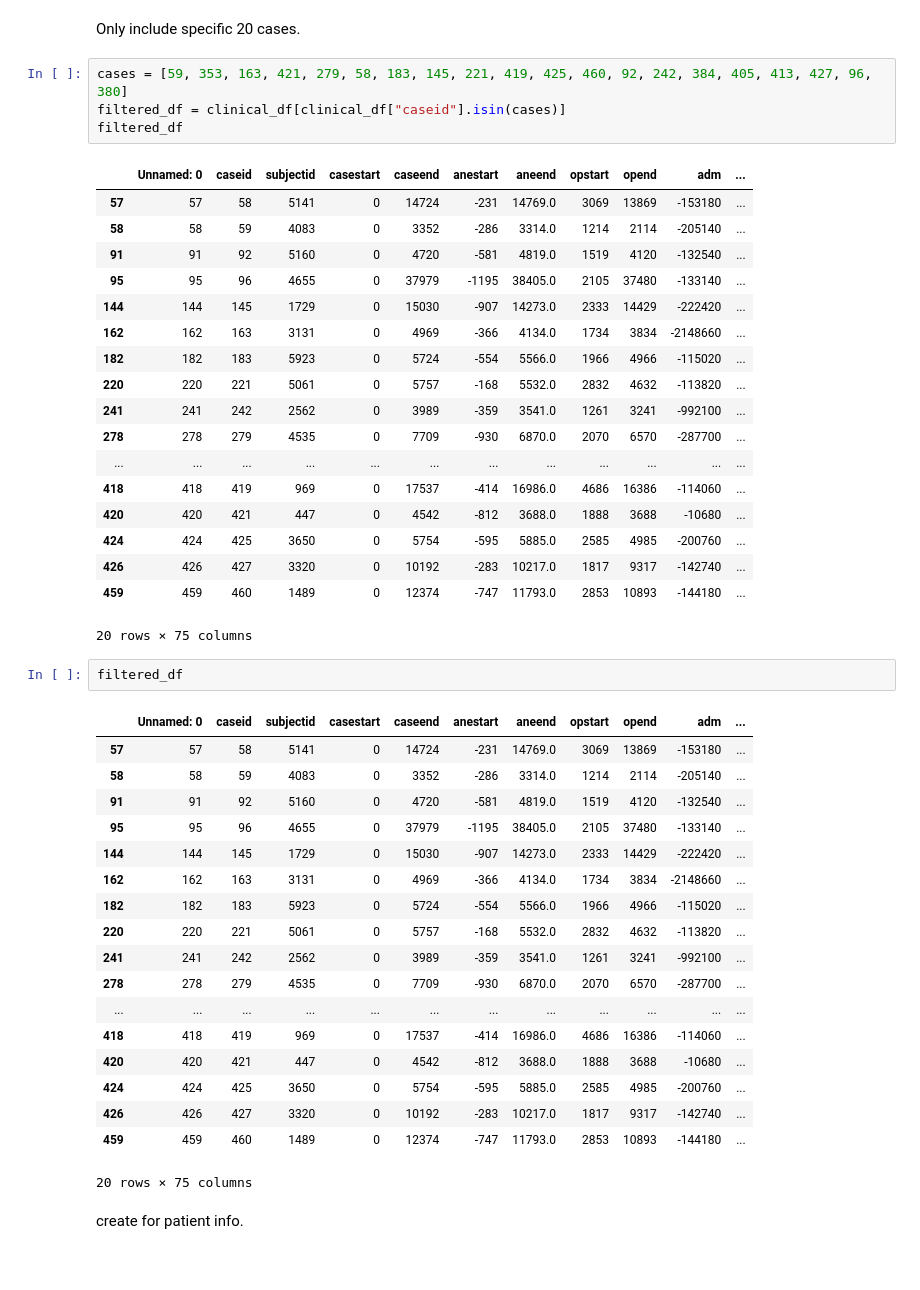
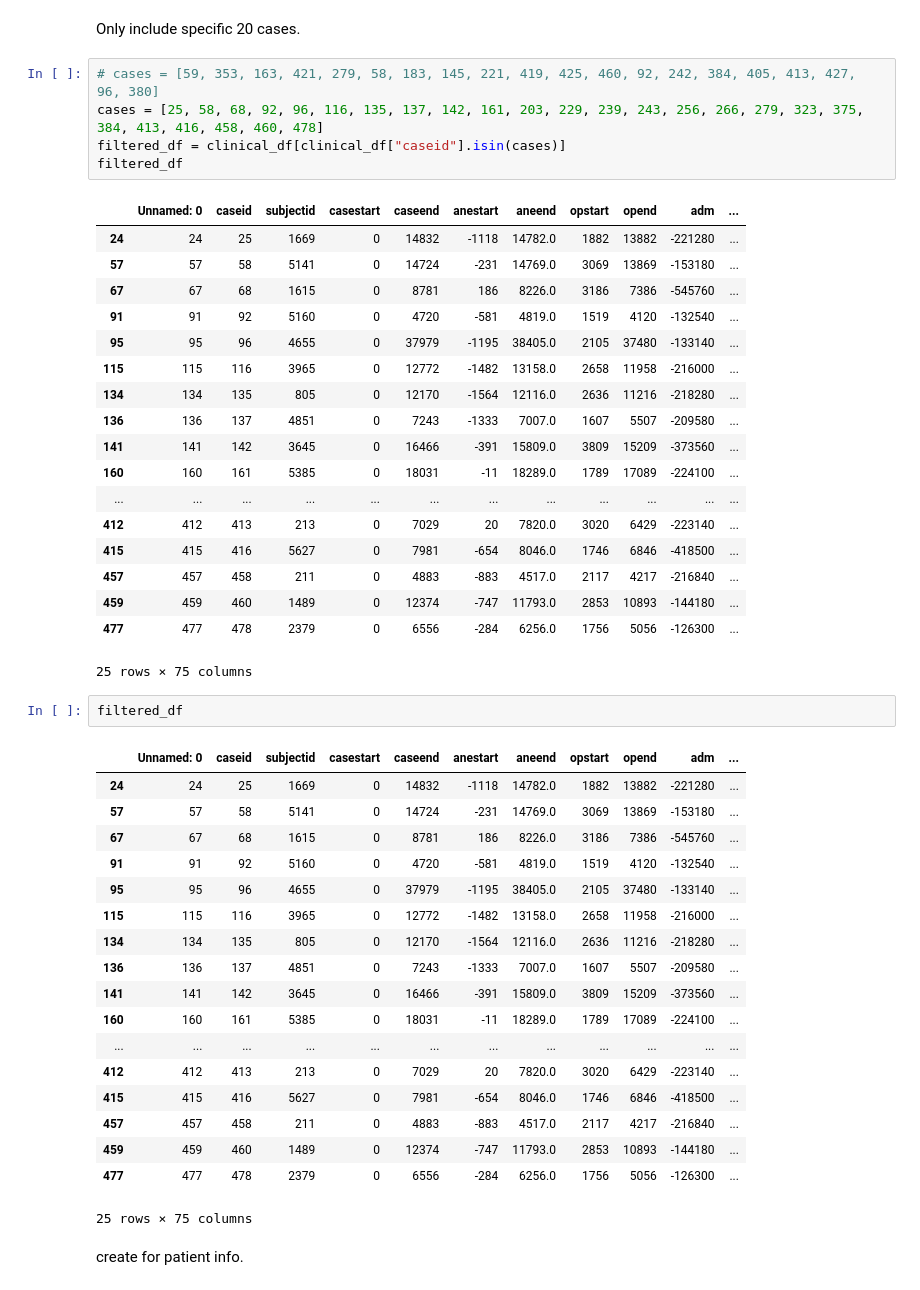
Before and after one commit to rhekacitra/insidetheOR, a Jupyter notebook: home.ipynb, the cells around one changed output. Cells and saved outputs as stored; diff of their text form.

Commit message:
changed cases

```diff
--- a/home.ipynb
+++ b/home.ipynb
@@ -49,49 +49,50 @@ Index(['Unnamed: 0', 'caseid', 'subjectid', 'casestart', 'caseend', 'anestart',
 # %% [markdown]
 Only include specific 20 cases.
 # %%
-cases = [59, 353, 163, 421, 279, 58, 183, 145, 221, 419, 425, 460, 92, 242, 384, 405, 413, 427, 96, 380]
+# cases = [59, 353, 163, 421, 279, 58, 183, 145, 221, 419, 425, 460, 92, 242, 384, 405, 413, 427, 96, 380]
+cases = [25, 58, 68, 92, 96, 116, 135, 137, 142, 161, 203, 229, 239, 243, 256, 266, 279, 323, 375, 384, 413, 416, 458, 460, 478]
 filtered_df = clinical_df[clinical_df["caseid"].isin(cases)]
 filtered_df
 # %% [output]
 |  | Unnamed: 0 | caseid | subjectid | casestart | caseend | anestart | aneend | opstart | opend | adm | ... |
+| 24 | 24 | 25 | 1669 | 0 | 14832 | -1118 | 14782.0 | 1882 | 13882 | -221280 | ... |
 | 57 | 57 | 58 | 5141 | 0 | 14724 | -231 | 14769.0 | 3069 | 13869 | -153180 | ... |
-| 58 | 58 | 59 | 4083 | 0 | 3352 | -286 | 3314.0 | 1214 | 2114 | -205140 | ... |
+| 67 | 67 | 68 | 1615 | 0 | 8781 | 186 | 8226.0 | 3186 | 7386 | -545760 | ... |
 | 91 | 91 | 92 | 5160 | 0 | 4720 | -581 | 4819.0 | 1519 | 4120 | -132540 | ... |
 | 95 | 95 | 96 | 4655 | 0 | 37979 | -1195 | 38405.0 | 2105 | 37480 | -133140 | ... |
-| 144 | 144 | 145 | 1729 | 0 | 15030 | -907 | 14273.0 | 2333 | 14429 | -222420 | ... |
-| 162 | 162 | 163 | 3131 | 0 | 4969 | -366 | 4134.0 | 1734 | 3834 | -2148660 | ... |
-| 182 | 182 | 183 | 5923 | 0 | 5724 | -554 | 5566.0 | 1966 | 4966 | -115020 | ... |
-| 220 | 220 | 221 | 5061 | 0 | 5757 | -168 | 5532.0 | 2832 | 4632 | -113820 | ... |
-| 241 | 241 | 242 | 2562 | 0 | 3989 | -359 | 3541.0 | 1261 | 3241 | -992100 | ... |
-| 278 | 278 | 279 | 4535 | 0 | 7709 | -930 | 6870.0 | 2070 | 6570 | -287700 | ... |
+| 115 | 115 | 116 | 3965 | 0 | 12772 | -1482 | 13158.0 | 2658 | 11958 | -216000 | ... |
+| 134 | 134 | 135 | 805 | 0 | 12170 | -1564 | 12116.0 | 2636 | 11216 | -218280 | ... |
+| 136 | 136 | 137 | 4851 | 0 | 7243 | -1333 | 7007.0 | 1607 | 5507 | -209580 | ... |
+| 141 | 141 | 142 | 3645 | 0 | 16466 | -391 | 15809.0 | 3809 | 15209 | -373560 | ... |
+| 160 | 160 | 161 | 5385 | 0 | 18031 | -11 | 18289.0 | 1789 | 17089 | -224100 | ... |
 | ... | ... | ... | ... | ... | ... | ... | ... | ... | ... | ... | ... |
-| 418 | 418 | 419 | 969 | 0 | 17537 | -414 | 16986.0 | 4686 | 16386 | -114060 | ... |
-| 420 | 420 | 421 | 447 | 0 | 4542 | -812 | 3688.0 | 1888 | 3688 | -10680 | ... |
-| 424 | 424 | 425 | 3650 | 0 | 5754 | -595 | 5885.0 | 2585 | 4985 | -200760 | ... |
-| 426 | 426 | 427 | 3320 | 0 | 10192 | -283 | 10217.0 | 1817 | 9317 | -142740 | ... |
+| 412 | 412 | 413 | 213 | 0 | 7029 | 20 | 7820.0 | 3020 | 6429 | -223140 | ... |
+| 415 | 415 | 416 | 5627 | 0 | 7981 | -654 | 8046.0 | 1746 | 6846 | -418500 | ... |
+| 457 | 457 | 458 | 211 | 0 | 4883 | -883 | 4517.0 | 2117 | 4217 | -216840 | ... |
 | 459 | 459 | 460 | 1489 | 0 | 12374 | -747 | 11793.0 | 2853 | 10893 | -144180 | ... |
+| 477 | 477 | 478 | 2379 | 0 | 6556 | -284 | 6256.0 | 1756 | 5056 | -126300 | ... |
-20 rows × 75 columns
+25 rows × 75 columns
 # %%
 filtered_df
 # %% [output]
 |  | Unnamed: 0 | caseid | subjectid | casestart | caseend | anestart | aneend | opstart | opend | adm | ... |
+| 24 | 24 | 25 | 1669 | 0 | 14832 | -1118 | 14782.0 | 1882 | 13882 | -221280 | ... |
 | 57 | 57 | 58 | 5141 | 0 | 14724 | -231 | 14769.0 | 3069 | 13869 | -153180 | ... |
-| 58 | 58 | 59 | 4083 | 0 | 3352 | -286 | 3314.0 | 1214 | 2114 | -205140 | ... |
+| 67 | 67 | 68 | 1615 | 0 | 8781 | 186 | 8226.0 | 3186 | 7386 | -545760 | ... |
 | 91 | 91 | 92 | 5160 | 0 | 4720 | -581 | 4819.0 | 1519 | 4120 | -132540 | ... |
 | 95 | 95 | 96 | 4655 | 0 | 37979 | -1195 | 38405.0 | 2105 | 37480 | -133140 | ... |
-| 144 | 144 | 145 | 1729 | 0 | 15030 | -907 | 14273.0 | 2333 | 14429 | -222420 | ... |
-| 162 | 162 | 163 | 3131 | 0 | 4969 | -366 | 4134.0 | 1734 | 3834 | -2148660 | ... |
-| 182 | 182 | 183 | 5923 | 0 | 5724 | -554 | 5566.0 | 1966 | 4966 | -115020 | ... |
-| 220 | 220 | 221 | 5061 | 0 | 5757 | -168 | 5532.0 | 2832 | 4632 | -113820 | ... |
-| 241 | 241 | 242 | 2562 | 0 | 3989 | -359 | 3541.0 | 1261 | 3241 | -992100 | ... |
-| 278 | 278 | 279 | 4535 | 0 | 7709 | -930 | 6870.0 | 2070 | 6570 | -287700 | ... |
+| 115 | 115 | 116 | 3965 | 0 | 12772 | -1482 | 13158.0 | 2658 | 11958 | -216000 | ... |
+| 134 | 134 | 135 | 805 | 0 | 12170 | -1564 | 12116.0 | 2636 | 11216 | -218280 | ... |
+| 136 | 136 | 137 | 4851 | 0 | 7243 | -1333 | 7007.0 | 1607 | 5507 | -209580 | ... |
+| 141 | 141 | 142 | 3645 | 0 | 16466 | -391 | 15809.0 | 3809 | 15209 | -373560 | ... |
+| 160 | 160 | 161 | 5385 | 0 | 18031 | -11 | 18289.0 | 1789 | 17089 | -224100 | ... |
 | ... | ... | ... | ... | ... | ... | ... | ... | ... | ... | ... | ... |
-| 418 | 418 | 419 | 969 | 0 | 17537 | -414 | 16986.0 | 4686 | 16386 | -114060 | ... |
-| 420 | 420 | 421 | 447 | 0 | 4542 | -812 | 3688.0 | 1888 | 3688 | -10680 | ... |
-| 424 | 424 | 425 | 3650 | 0 | 5754 | -595 | 5885.0 | 2585 | 4985 | -200760 | ... |
-| 426 | 426 | 427 | 3320 | 0 | 10192 | -283 | 10217.0 | 1817 | 9317 | -142740 | ... |
+| 412 | 412 | 413 | 213 | 0 | 7029 | 20 | 7820.0 | 3020 | 6429 | -223140 | ... |
+| 415 | 415 | 416 | 5627 | 0 | 7981 | -654 | 8046.0 | 1746 | 6846 | -418500 | ... |
+| 457 | 457 | 458 | 211 | 0 | 4883 | -883 | 4517.0 | 2117 | 4217 | -216840 | ... |
 | 459 | 459 | 460 | 1489 | 0 | 12374 | -747 | 11793.0 | 2853 | 10893 | -144180 | ... |
+| 477 | 477 | 478 | 2379 | 0 | 6556 | -284 | 6256.0 | 1756 | 5056 | -126300 | ... |
-20 rows × 75 columns
+25 rows × 75 columns
 # %% [markdown]
 create for patient info.
 # %%
```
Also changed, not shown: 3 other files.
